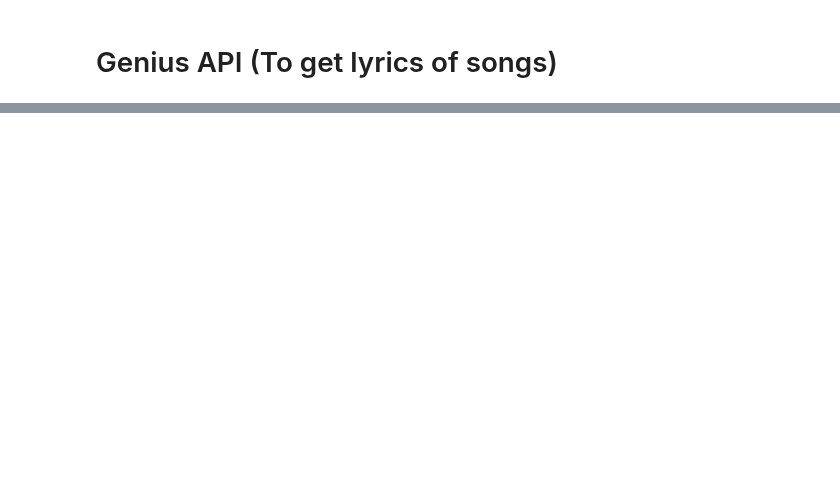
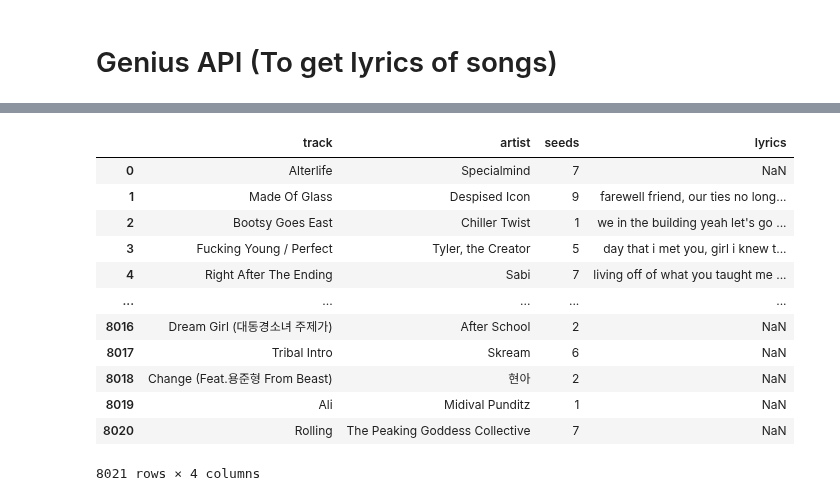
Before and after one commit to mertbkts/Lyrics_Sentiment_Analysis, a Jupyter notebook: training.ipynb, the cells around one changed output, grey strips where cells are left out. Cells and saved outputs as stored; diff of their text form; code cells hidden in the pictures; blank space fills up the shorter version.

```diff
--- a/training.ipynb
+++ b/training.ipynb
@@ -131,0 +155,3 @@ display(muse[muse['track'] == 'Whip My Hair'])
+# %%
+from lyricsgenius import Genius
+genius = Genius(token)
@@ -131,0 +190,14 @@ display(muse[muse['track'] == 'Whip My Hair'])
+# %%
+# Defining a function that returns the cleaned lyrics of a song
+def get_lyrics(artist, track):
+    song = genius.search_song(track, artist,)
+    if song is None:
+        print(f"Could not find lyrics for {track} by {artist}")
+        return None
+    lines = song.lyrics.split('\n')
+    # Skip the first line because it is irrelevant
+    lyrics = '\n'.join(lines[1:])
+    lyrics = lyrics.split()
+
+    lyrics = clean_lyrics(lyrics)
+    return lyrics
@@ -131,0 +220,24 @@ display(muse[muse['track'] == 'Whip My Hair'])
+# %%
+# Iterate over rows with iterrows()
+# and add the lyrics for each row
+
+counter = 0
+# Iterate 100 rows
+for index, row in rows_with_top_seeds.iterrows():
+    if counter >= 100:
+        break
+    print(f'Iterating over row {index} out of {len(rows_with_top_seeds)}')
+    artist = row['artist']
+    track = row['track']
+    counter += 1
+    # if get_lyrics raises an error, skip the row
+    try:
+        lyrics = get_lyrics(artist, track)
+        if lyrics is not None:
+            rows_with_top_seeds.at[index, 'lyrics'] = lyrics
+        else:
+            print(f"Could not find lyrics for {track} by {artist}")
+            rows_with_top_seeds.at[index, 'lyrics'] = None
+    except:
+        print(f"Could not find lyrics for {track} by {artist}")
+        rows_with_top_seeds.at[index, 'lyrics'] = None
@@ -131,0 +265,16 @@ display(muse[muse['track'] == 'Whip My Hair'])
+# %%
+rows_with_top_seeds
+# %% [output]
+|  | track | artist | seeds | lyrics |
+| 0 | Alterlife | Specialmind | 7 | NaN |
+| 1 | Made Of Glass | Despised Icon | 9 | farewell friend, our ties no long... |
+| 2 | Bootsy Goes East | Chiller Twist | 1 | we in the building yeah let's go ... |
+| 3 | Fucking Young / Perfect | Tyler, the Creator | 5 | day that i met you, girl i knew t... |
+| 4 | Right After The Ending | Sabi | 7 | living off of what you taught me ... |
+| ... | ... | ... | ... | ... |
+| 8016 | Dream Girl (대동경소녀 주제가) | After School | 2 | NaN |
+| 8017 | Tribal Intro | Skream | 6 | NaN |
+| 8018 | Change (Feat.용준형 From Beast) | 현아 | 2 | NaN |
+| 8019 | Ali | Midival Punditz | 1 | NaN |
+| 8020 | Rolling | The Peaking Goddess Collective | 7 | NaN |
+8021 rows × 4 columns
```
Also changed, not shown: parts of 20 cells of this notebook, 3 other files.
